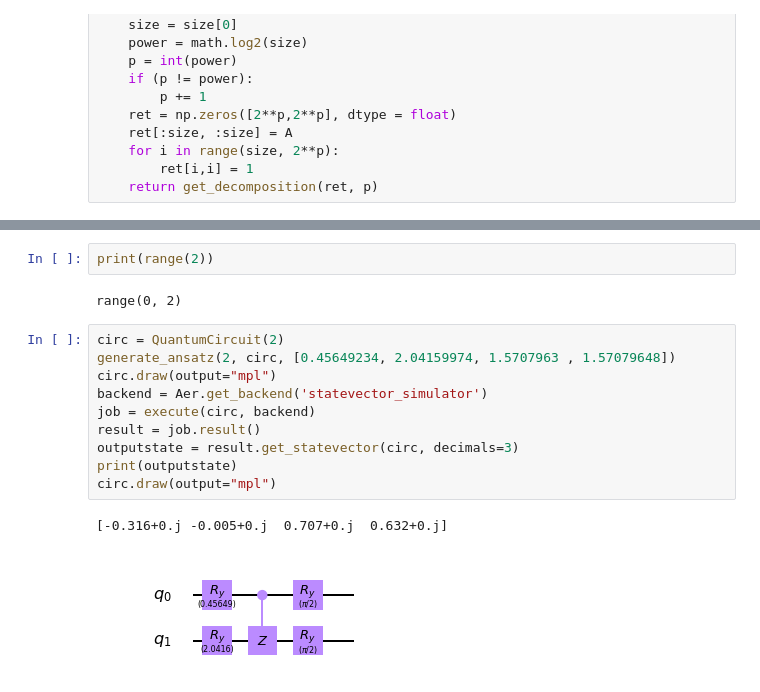
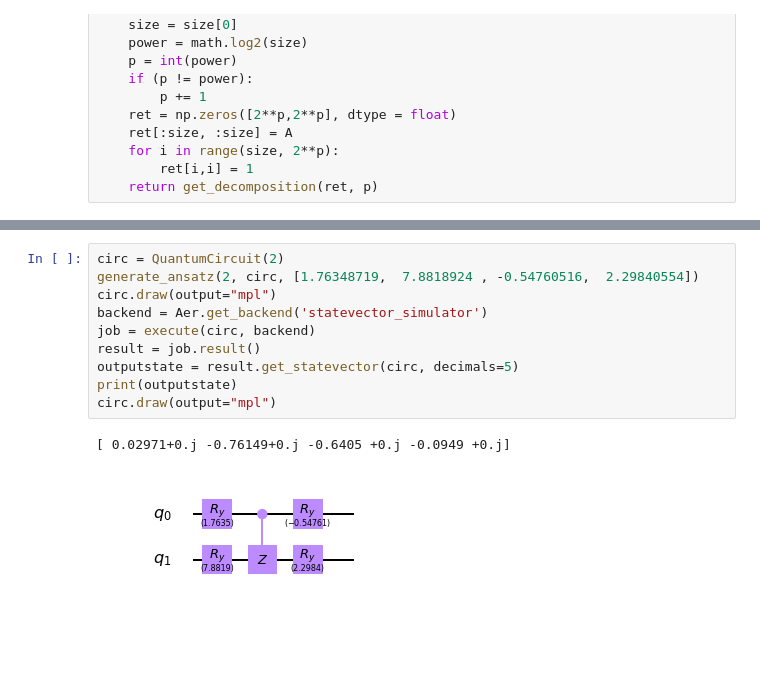
Before and after one commit to hrushikesh890/Quantum_power_system, a Jupyter notebook: VQLS/VQLS_main.ipynb, the cells around one changed output, grey strips where cells are left out. Drawn from its saved outputs; the diff is of its cells as text; blank space fills up the shorter version.

```diff
--- a/VQLS/VQLS_main.ipynb
+++ b/VQLS/VQLS_main.ipynb
@@ -285,17 +430,13 @@ def Hadamard_Overlap_Test(qc ,noq, b, angle, gate, gate_trans,bIm = False):
-# %%
-print(range(2))
-# %% [output]
-range(0, 2)
 # %%
 circ = QuantumCircuit(2)
-generate_ansatz(2, circ, [0.45649234, 2.04159974, 1.5707963 , 1.57079648])
+generate_ansatz(2, circ, [1.76348719,  7.8818924 , -0.54760516,  2.29840554])
 circ.draw(output="mpl")
 backend = Aer.get_backend('statevector_simulator')
 job = execute(circ, backend)
 result = job.result()
-outputstate = result.get_statevector(circ, decimals=3)
+outputstate = result.get_statevector(circ, decimals=5)
 print(outputstate)
 circ.draw(output="mpl")
 # %% [output]
-[-0.316+0.j -0.005+0.j  0.707+0.j  0.632+0.j]
+[ 0.02971+0.j -0.76149+0.j -0.6405 +0.j -0.0949 +0.j]
-[figure, old version]
+[figure, new version]
```
Also changed, not shown: parts of 12 cells of this notebook, 5 other files.
